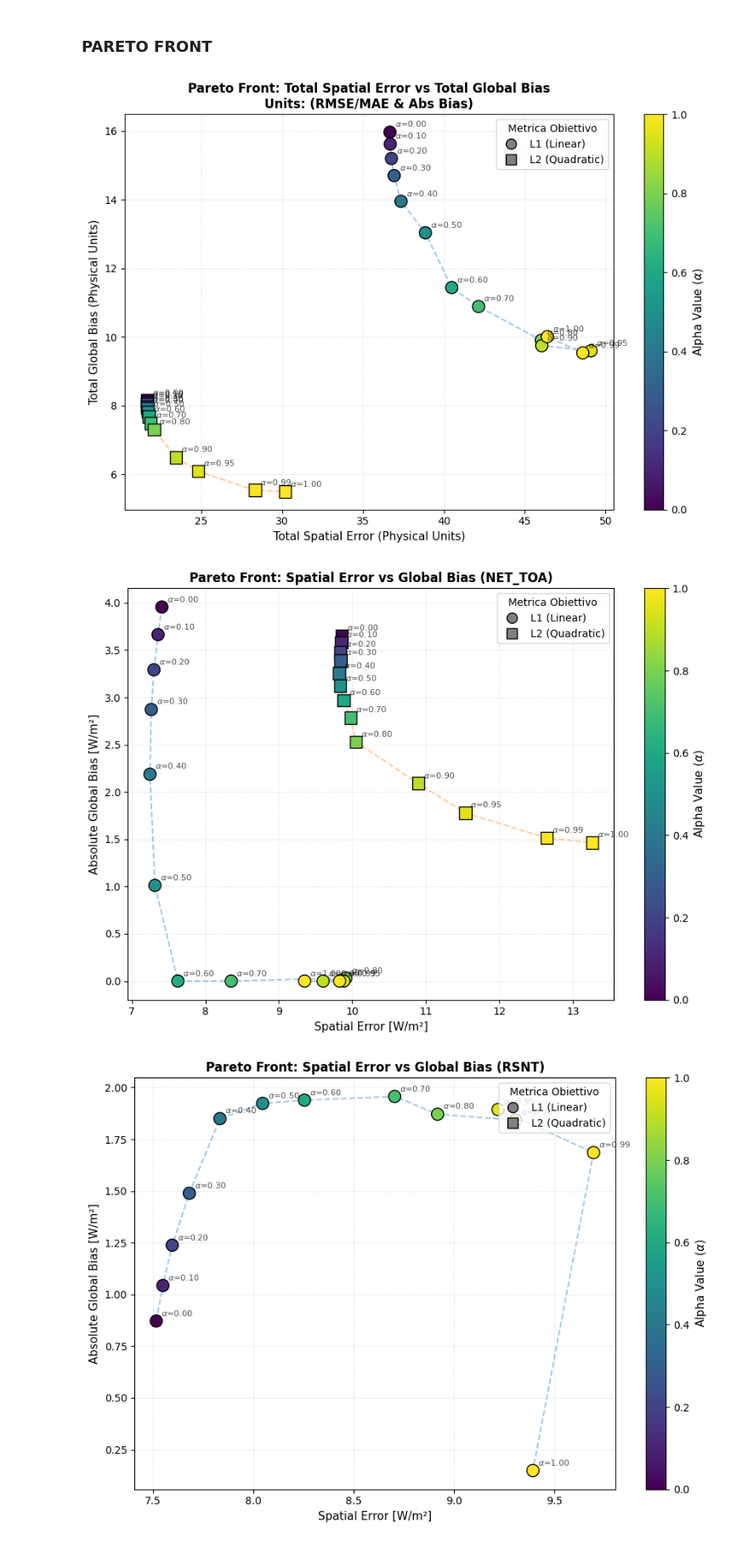
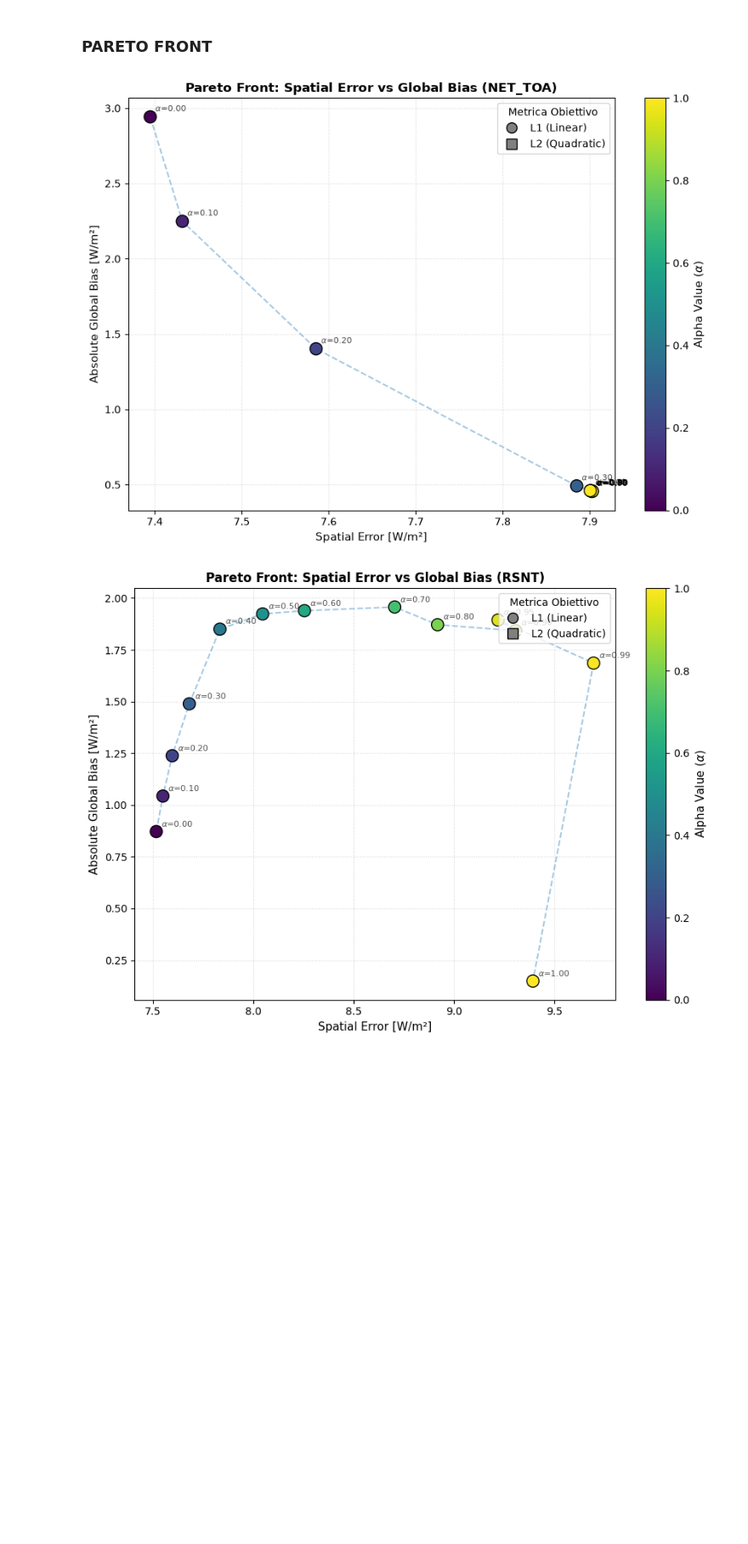
Before and after one commit to jhardenberg/ECtuner, a Jupyter notebook: mari/results/tuned_2d_LR/summary_plots.ipynb, the cells around one changed output. Shown at 85% size. Saved outputs shown, nothing was run; the diff lists cells and outputs as text; code cells hidden in the pictures; blank space fills up the shorter version.

```diff
--- a/mari/results/tuned_2d_LR/summary_plots.ipynb
+++ b/mari/results/tuned_2d_LR/summary_plots.ipynb
@@ -139,13 +136,18 @@ interactive(children=(Dropdown(description='Metrica:', options=('l1', 'l2'), val
 # %% [markdown]
 ### PARETO FRONT
 # %%
-ct.plot_tradeoff_comparison(df_total)
-ct.plot_variable_pareto(df_total, 'net_toa')
+results_dir = ""
+config_ref = "../../ectuner/myconfigs/myconfig_415_2d_LR.yaml"
+dir_l1 = os.path.join(results_dir, "hybrid_test/l1/no_r2/net_toa_inc02/yaml_files/")
+df_l1, params = ct.load_results(dir_l1, config_ref)
+if df_l1 is not None: df_l1['Metric_Type'] = 'L1 (Linear)'
+
+#ct.plot_tradeoff_comparison(df_l1)
+ct.plot_variable_pareto(df_l1, 'net_toa')
 # ct.plot_tradeoff_comparison(df_af)
 # ct.plot_variable_pareto(df_af, 'net_toa')
 # %% [output]
-[figure, old version]
+[figure, new version]
-[figure, removed]
 # %%
 ct.plot_variable_pareto(df_af, 'rsnt')
 # %% [output]
```
Also changed, not shown: parts of 2 cells of this notebook, 42 other files.
